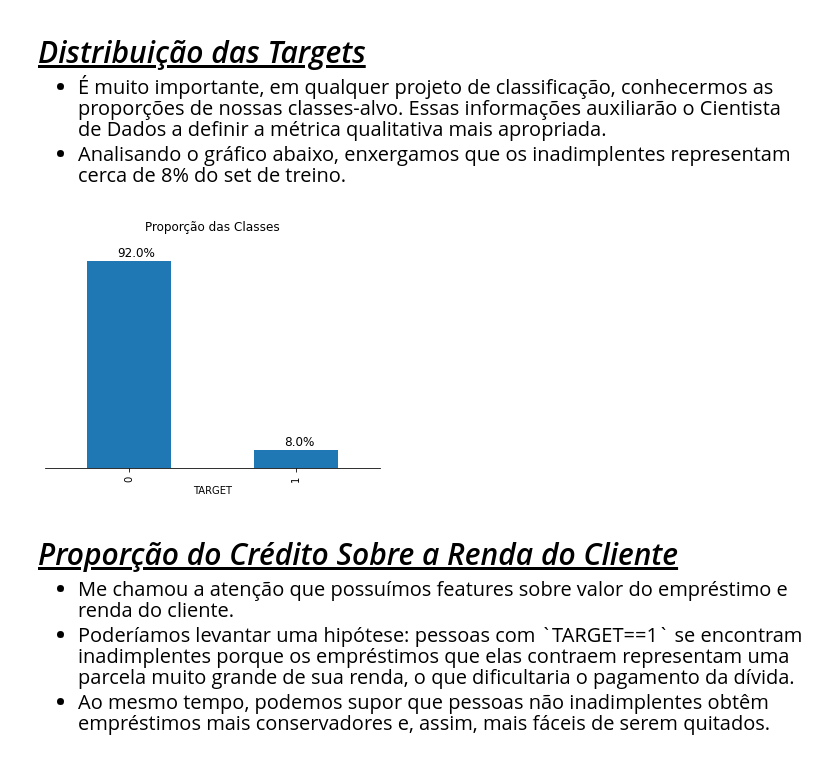
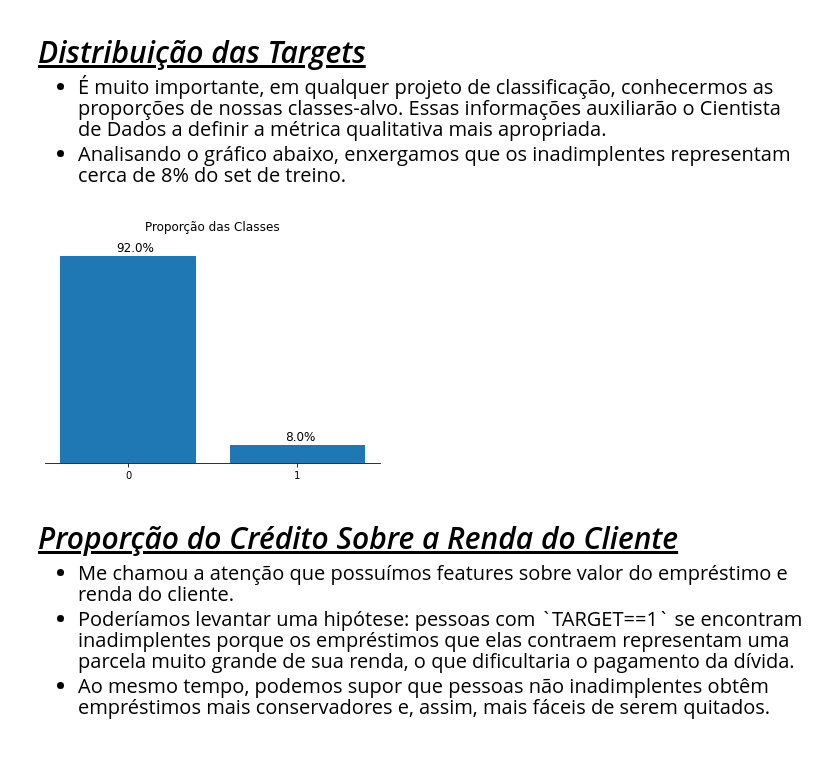
Before and after one commit to felipesveiga/home-loans, a Jupyter notebook: project/home-default.ipynb, the cells around one changed output. Cells and saved outputs as stored; diff of their text form; code cells hidden in the pictures.

```diff
--- a/project/home-default.ipynb
+++ b/project/home-default.ipynb
@@ -108,23 +125,46 @@ df_train.head()
         </li>
      </ul>
 </div>
+# %%
+# Vamos montar uma pequena função responsável por criar gráficos de barras para comparação de proporções.
+# Ela será de bastante utilidade na EDA do projeto.
+from typing import Iterable
+def bar_prop(x:Iterable[int], y:Iterable[float], title:str)->None:
+    '''
+        Função para montagem de um gráfico de barras voltado à comparação de proporções.
+
+        Parâmetros
+        ----------
+        `x`:Iterable
+            Objeto iterável com as abscissas do gráfico.
+        `y`:Iterable
+            Objeto iterável com o valor das ordenadas do gráfico.
+        `title`: str
+            Título do gráfico.
+    '''
+    # Plotando o gráfico.
+    plt.bar(x, y)
+
+    # Definindo título e ticks.
+    plt.title(title, pad=15)
+    plt.xticks(x)
+    plt.yticks([])
+
+    # Inserindo o valor das %'s no gráfico.
+    for i, p in zip(x, y):
+        plt.text(i-7e-2, p+2e-2, f'{round(p, 2)*100}%', fontdict={'size':12})
+
+    # Removendo parte da moldura do gráfico.
+    ax = plt.gca()
+    ax.spines[['right', 'left', 'top']].set_visible(False);
 # %%
 import matplotlib.pyplot as plt
 
 # Extraindo a proporção de ocorrências de cada classe e criando o gráfico de barras.
 gb_target = (df_train.groupby('TARGET')['TARGET'].count()/len(df_train))
-ax = gb_target.plot(kind='bar')
-
-# Inserindo o valor das %'s no gráfico.
-for i, p in zip(gb_target.index, gb_target.values):
-    plt.text(i-7e-2, p+2e-2, f'{round(p, 2)*100}%', fontdict={'size':12})
-
-# Definindo título e outras customizações.
-plt.title('Proporção das Classes', pad=20)
-ax.spines[['right', 'left', 'top']].set_visible(False)
-plt.yticks([]);
+bar_prop(gb_target.index, gb_target.values, 'Proporção das Classes')
 # %% [output]
-[figure, old version]
+[figure, new version]
 # %% [markdown]
 <h4 style='font-size:30px;font-style:italic;text-decoration:underline'> Proporção do Crédito Sobre a Renda do Cliente</h4>
 <div>
```
Also changed, not shown: parts of 22 cells of this notebook.
